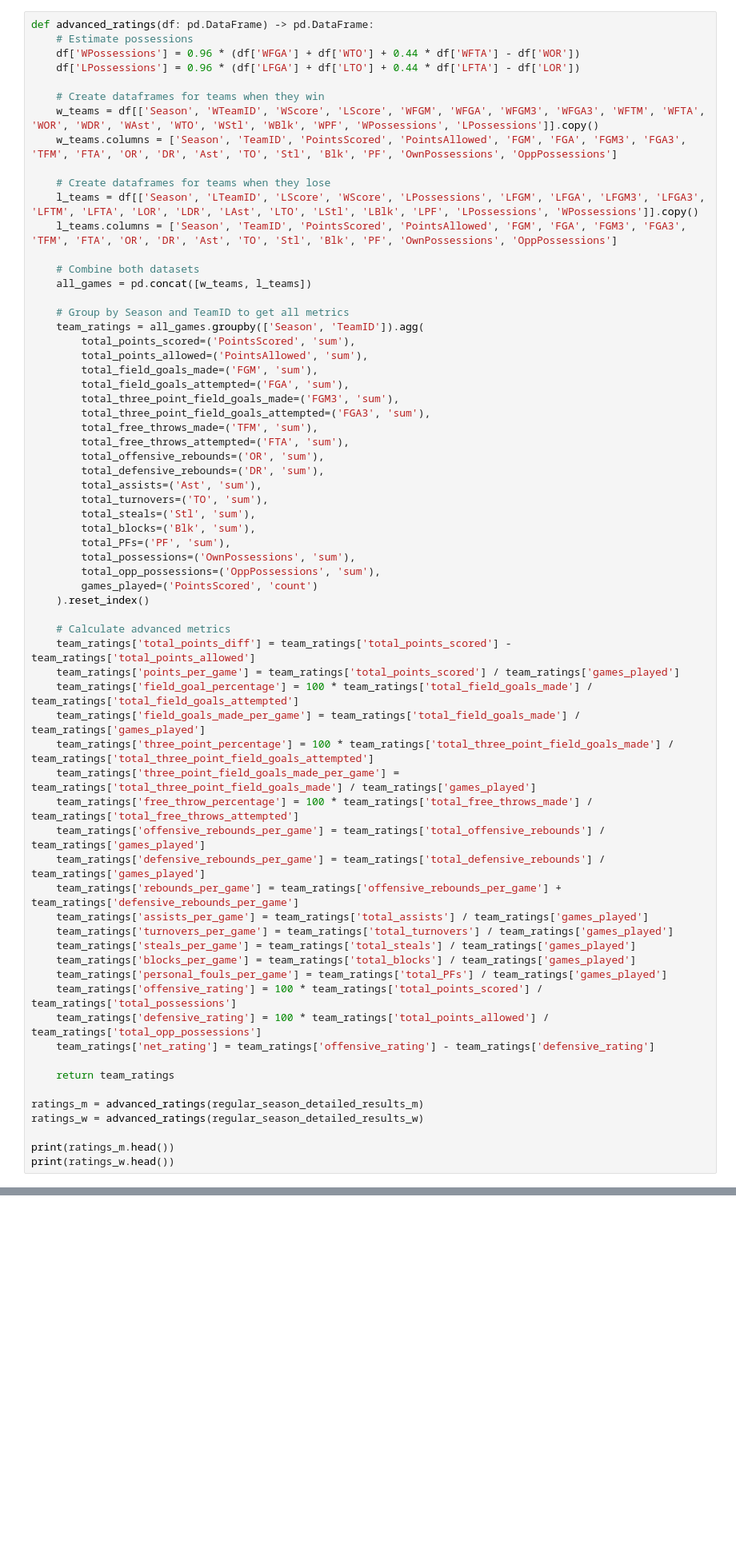
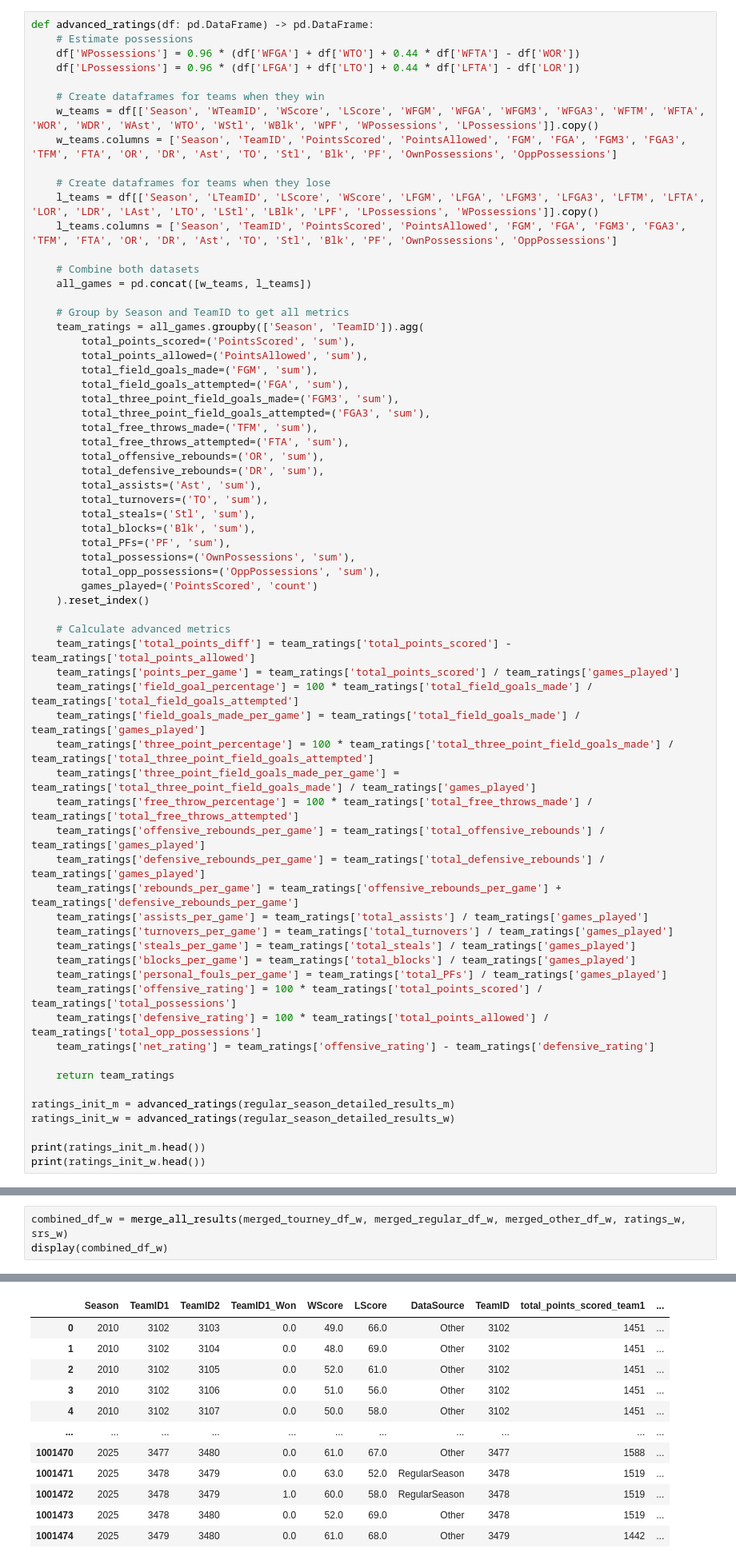
Before and after one commit to hgc2024/March_Madness_2025_Kaggle, a Jupyter notebook: source_jupyter.ipynb, the cells around one changed output, grey strips where cells are left out. Shown at 80% size. Drawn from its saved outputs; the diff is of its cells as text; blank space fills up the shorter version.

```diff
--- a/source_jupyter.ipynb
+++ b/source_jupyter.ipynb
@@ -242,7 +340,7 @@ def advanced_ratings(df: pd.DataFrame) -> pd.DataFrame:
     w_teams.columns = ['Season', 'TeamID', 'PointsScored', 'PointsAllowed', 'FGM', 'FGA', 'FGM3', 'FGA3', 'TFM', 'FTA', 'OR', 'DR', 'Ast', 'TO', 'Stl', 'Blk', 'PF', 'OwnPossessions', 'OppPossessions']
 
     # Create dataframes for teams when they lose
-    l_teams = df[['Season', 'LTeamID', 'LScore', 'WScore', 'LPossessions', 'LFGM', 'LFGA', 'LFGM3', 'LFGA3', 'LFTM', 'LFTA', 'LOR', 'LDR', 'LAst', 'LTO', 'LStl', 'LBlk', 'LPF', 'LPossessions', 'WPossessions']].copy()
+    l_teams = df[['Season', 'LTeamID', 'LScore', 'WScore', 'LFGM', 'LFGA', 'LFGM3', 'LFGA3', 'LFTM', 'LFTA', 'LOR', 'LDR', 'LAst', 'LTO', 'LStl', 'LBlk', 'LPF', 'LPossessions', 'WPossessions']].copy()
     l_teams.columns = ['Season', 'TeamID', 'PointsScored', 'PointsAllowed', 'FGM', 'FGA', 'FGM3', 'FGA3', 'TFM', 'FTA', 'OR', 'DR', 'Ast', 'TO', 'Stl', 'Blk', 'PF', 'OwnPossessions', 'OppPossessions']
 
     # Combine both datasets
@@ -292,8 +390,8 @@ def advanced_ratings(df: pd.DataFrame) -> pd.DataFrame:
 
     return team_ratings
 
-ratings_m = advanced_ratings(regular_season_detailed_results_m)
-ratings_w = advanced_ratings(regular_season_detailed_results_w)
+ratings_init_m = advanced_ratings(regular_season_detailed_results_m)
+ratings_init_w = advanced_ratings(regular_season_detailed_results_w)
 
-print(ratings_m.head())
-print(ratings_w.head())
+print(ratings_init_m.head())
+print(ratings_init_w.head())
@@ -906,0 +1062,4 @@ display(combined_df_w)
+# %%
+combined_df_w = merge_all_results(merged_tourney_df_w, merged_regular_df_w, merged_other_df_w, ratings_w, srs_w)
+display(combined_df_w)
+# %% [output]
@@ -906,0 +1079,12 @@ display(combined_df_w)
+|  | Season | TeamID1 | TeamID2 | TeamID1_Won | WScore | LScore | DataSource | TeamID | total_points_scored_team1 | ... |
+| 0 | 2010 | 3102 | 3103 | 0.0 | 49.0 | 66.0 | Other | 3102 | 1451 | ... |
+| 1 | 2010 | 3102 | 3104 | 0.0 | 48.0 | 69.0 | Other | 3102 | 1451 | ... |
+| 2 | 2010 | 3102 | 3105 | 0.0 | 52.0 | 61.0 | Other | 3102 | 1451 | ... |
+| 3 | 2010 | 3102 | 3106 | 0.0 | 51.0 | 56.0 | Other | 3102 | 1451 | ... |
+| 4 | 2010 | 3102 | 3107 | 0.0 | 50.0 | 58.0 | Other | 3102 | 1451 | ... |
+| ... | ... | ... | ... | ... | ... | ... | ... | ... | ... | ... |
+| 1001470 | 2025 | 3477 | 3480 | 0.0 | 61.0 | 67.0 | Other | 3477 | 1588 | ... |
+| 1001471 | 2025 | 3478 | 3479 | 0.0 | 63.0 | 52.0 | RegularSeason | 3478 | 1519 | ... |
+| 1001472 | 2025 | 3478 | 3479 | 1.0 | 60.0 | 58.0 | RegularSeason | 3478 | 1519 | ... |
+| 1001473 | 2025 | 3478 | 3480 | 0.0 | 52.0 | 69.0 | Other | 3478 | 1519 | ... |
+| 1001474 | 2025 | 3479 | 3480 | 0.0 | 61.0 | 68.0 | Other | 3479 | 1442 | ... |
```
Also changed, not shown: parts of 17 cells of this notebook.
